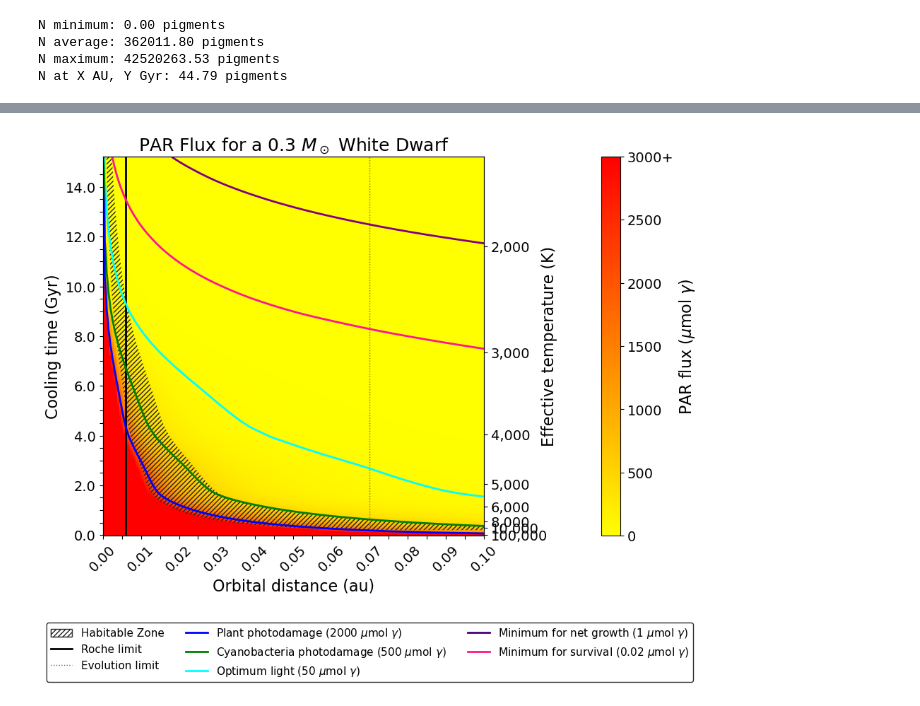
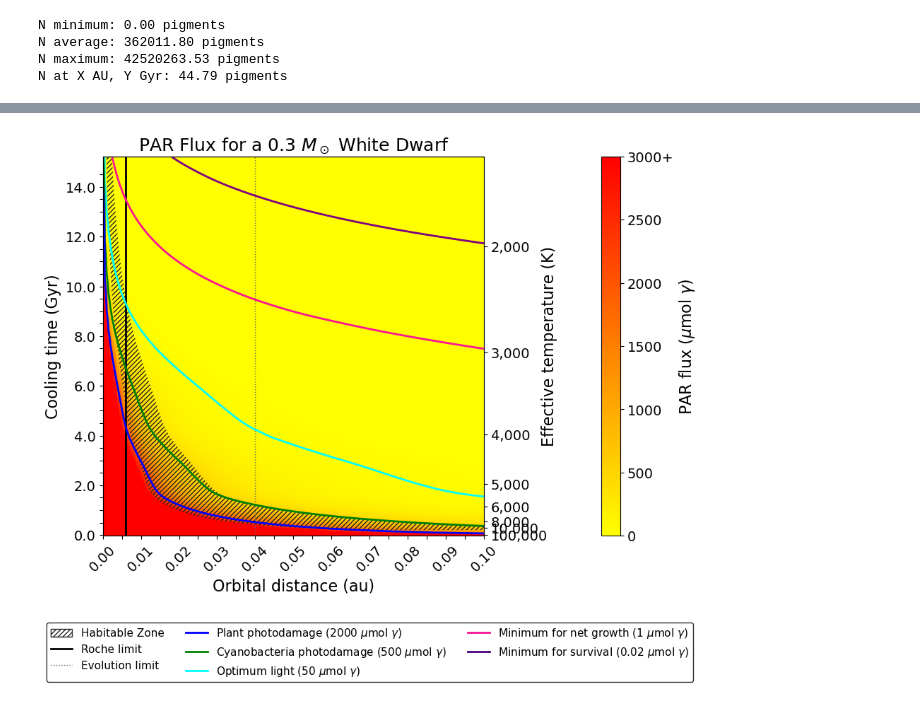
Before and after one commit to schitnavis123/White_Dwarf_Photosynthesis, a Jupyter notebook: Chitnavis_White_Dwarf_Photosynthesis/Code.ipynb, the cells around one changed output, grey strips where cells are left out. Saved outputs shown, nothing was run; the diff lists cells and outputs as text; code cells hidden in the pictures.

```diff
--- a/Chitnavis_White_Dwarf_Photosynthesis/Code.ipynb
+++ b/Chitnavis_White_Dwarf_Photosynthesis/Code.ipynb
@@ -2137,12 +2137,12 @@ heatmap_ypos = n_rows - 1 - heatmap_ypos
 ax.fill_betweenx(heatmap_ypos, hz_inner_x, hz_outer_x,facecolor='none', edgecolor='#222222', hatch='/////',linewidth=0.0, label='Habitable Zone')
 
 #Adding evolutionary limit
-target_au = 0.070
+target_au = 0.040
 
-x_pos_070 = au_to_xpos(target_au, orbital_distances)
+x_pos_040 = au_to_xpos(target_au, orbital_distances)
 
 ax.axvline(
-    x=x_pos_070,
+    x=x_pos_040,
     color='dimgrey',
     linestyle=':',
     linewidth=1.0
@@ -2166,33 +2166,33 @@ contours = ax.contour(
     linewidths=2
 )
 
 
 from matplotlib.lines import Line2D
 from matplotlib.patches import Patch
 
 legend_handles = [
     Patch(facecolor='none', edgecolor='#222222', hatch='/////', label='Habitable Zone'),
     Line2D([0], [0], color='black', lw=2, label='Roche limit'),
     Line2D([0], [0], color='dimgrey', lw=1, linestyle=':', label='Evolution limit'),
 
     Line2D([0], [0], color='blue', lw=2, label='Plant photodamage (2000 $\mu$mol $\gamma$)'),
     Line2D([0], [0], color='green', lw=2, label='Cyanobacteria photodamage (500 $\mu$mol $\gamma$)'),
     Line2D([0], [0], color='cyan', lw=2, label='Optimum light (50 $\mu$mol $\gamma$)'),
-    Line2D([0], [0], color='indigo', lw=2, label='Minimum for net growth (1 $\mu$mol $\gamma$)'),
-    Line2D([0], [0], color='deeppink', lw=2, label='Minimum for survival (0.02 $\mu$mol $\gamma$)'),
+    Line2D([0], [0], color='deeppink', lw=2, label='Minimum for net growth (1 $\mu$mol $\gamma$)'),
+    Line2D([0], [0], color='indigo', lw=2, label='Minimum for survival (0.02 $\mu$mol $\gamma$)'),
 ]
 
 ax.legend(
     handles=legend_handles,
     loc='lower center',
     bbox_to_anchor=(0.70, -0.40),
     fontsize=11,
     facecolor='white',
     edgecolor='black',
     ncol=3
 )
 
 plt.tight_layout()
 plt.show()
 # %% [output]
-[figure, old version]
+[figure, new version]
```
Also changed, not shown: parts of 1 cell of this notebook.
